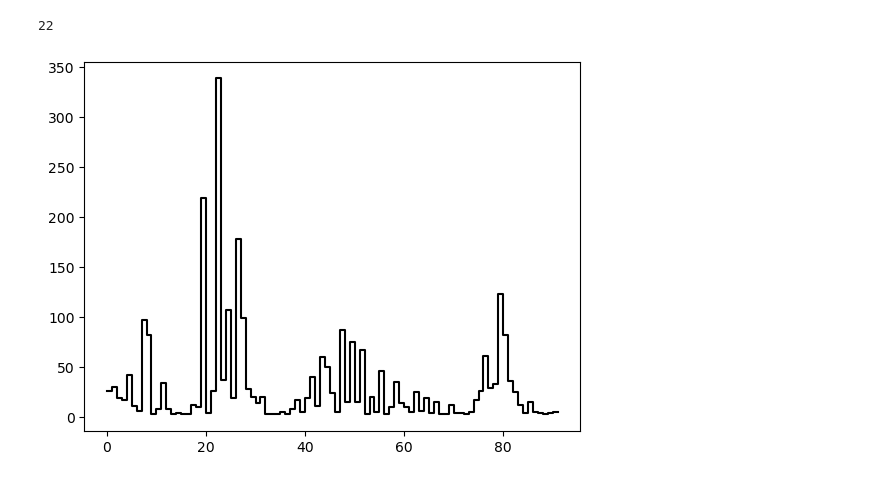
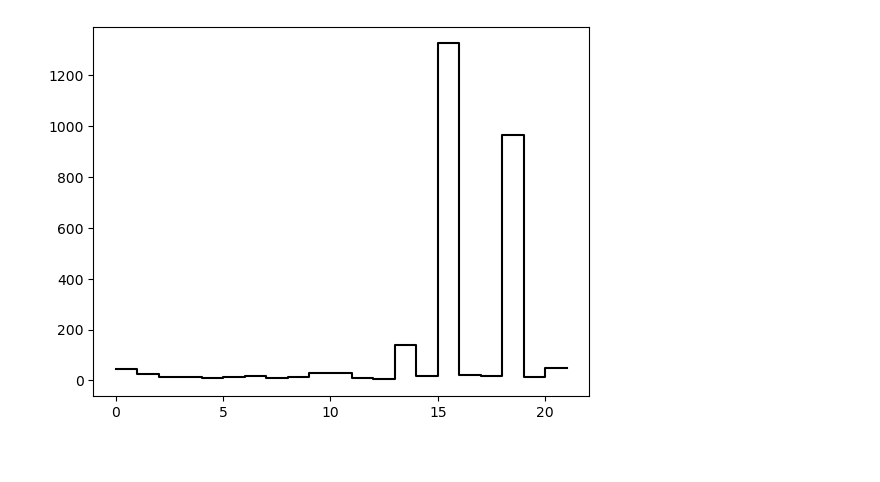
Before and after one commit to chrisjdallmann/feco-inhibition, a Jupyter notebook: code/fanc_DN_IN_connectivity.ipynb, the cells around one changed output. Drawn from its saved outputs; the diff is of its cells as text; code cells hidden in the pictures.

```diff
--- a/code/fanc_DN_IN_connectivity.ipynb
+++ b/code/fanc_DN_IN_connectivity.ipynb
@@ -58,4 +26,0 @@ neuron_info_df = client.materialize.query_table('neuron_information')
-# %%
-# Get IDs of descending neurons
-tag = 'descending'
-target_ids = neuron_info_df.pt_root_id[neuron_info_df.tag==tag].tolist()
@@ -74,27 +74,24 @@ conn_mat, pre_ids, post_ids = compute_connectivity_matrix(syn_df_filt_filt)
 # %%
-# Sort columns
-sort_idx = []
-for i in ids:
-    if i in post_ids:
-        sort_idx.append(post_ids.index(i))
+# Sort connectivity matrix and IDs
 
-# Sort columns of conn_mat and post IDs
-conn_mat_sorted = conn_mat[:,sort_idx]
-post_ids_sorted = [post_ids[i] for i in sort_idx]
+# Sort columns of connectivity matrix and post_ids
+sort_index = []
+for target_id in target_ids:
+    if target_id in post_ids:
+        sort_index.append(post_ids.index(target_id))
 
-# Sort rows
-idx_list = []
-for ix, i in enumerate(pre_ids):
-    # Get first column index where conn_mat_sorted>0
-    first_col_idx = next(x[0] for x in enumerate(conn_mat_sorted[ix,:]) if x[1] > 0)
-    idx_list.append([ix, first_col_idx])
+connectivity_matrix = connectivity_matrix[:,sort_index]
+post_ids = [post_ids[index] for index in sort_index]
 
-# Sort idx_list
-idx_list_sorted = sorted(idx_list, key = lambda x: (x[1]), reverse = False)
+# Sort rows of connectivity matrix and pre_ids
+sort_index_list = []
+for index, pre_id in enumerate(pre_ids):
+    # Get first column index where connectivity_matrix>0
+    first_index = next(x[0] for x in enumerate(connectivity_matrix[index,:]) if x[1] > 0)
+    sort_index_list.append([index, first_index])
 
-# Get sort idx (first element of each list)
-sort_idx = [i[0] for i in idx_list_sorted]
+sort_index_list = sorted(sort_index_list, key = lambda x: (x[1]), reverse = False)
+sort_idx = [index[0] for index in sort_index_list]
 
-# Sort rows of conn_mat and pre IDs
-conn_mat_sorted = conn_mat_sorted[sort_idx,:]
-pre_ids_sorted = [pre_ids[i] for i in sort_idx]
+connectivity_matrix = connectivity_matrix[sort_idx,:]
+pre_ids = [pre_ids[i] for i in sort_idx]
@@ -155,17 +131,9 @@ tags
-# %%
-# Find column index of specific tag
-tag = 'BDN2'
-for ix, i in enumerate(tags):
-    if tag in i:
-        print(ix)
-# %% [output]
-22
 # %%
 # Plot distribution of synapses
-n_syn = np.sum(conn_mat_sorted.transpose(),axis=0)
 # For columns, set axis=0
 # For rows, set axis=1
+n_syn = np.sum(connectivity_matrix,axis=0)
 plt.step(range(len(n_syn)+1), np.insert(n_syn, 0, n_syn[0]), color=[0,0,0]) # For step function, duplicate first value
 plt.show()
 # %% [output]
-[figure, old version]
+[figure, new version]
```
Also changed, not shown: parts of 22 cells of this notebook.
